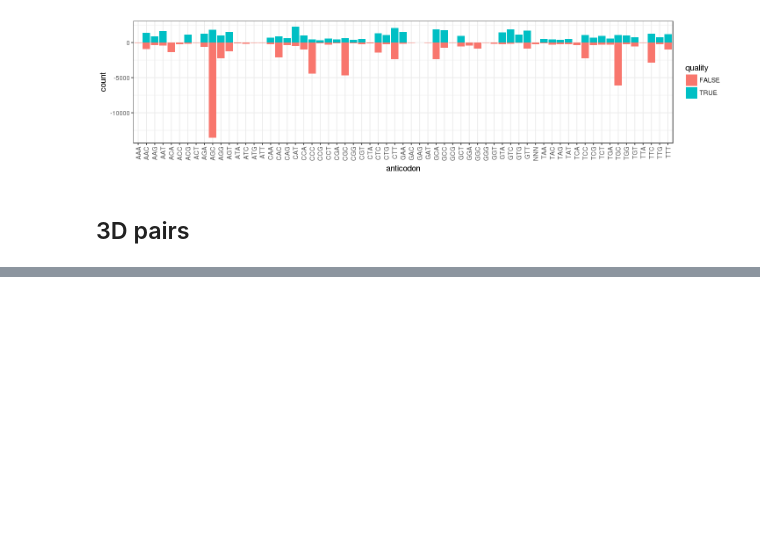
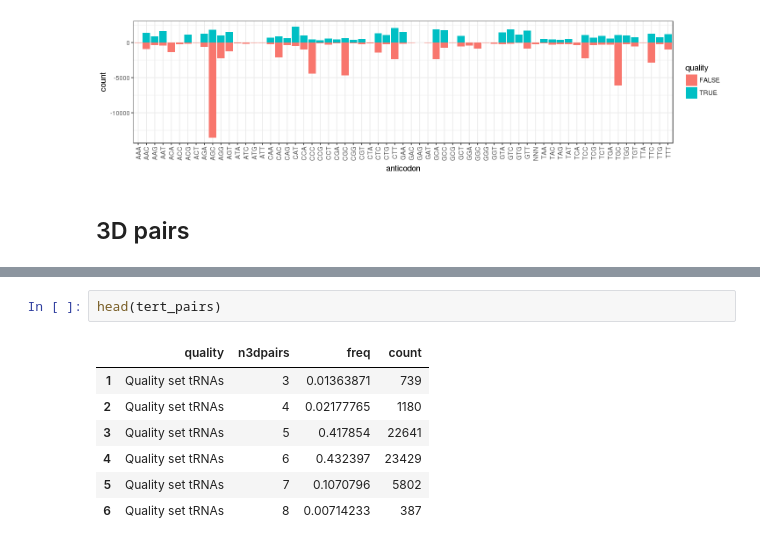
Before and after one commit to bylin/euk-features, a Jupyter notebook: notebooks/quality-set-IDEs.ipynb, the cells around one changed output, grey strips where cells are left out. Drawn from its saved outputs; the diff is of its cells as text; blank space fills up the shorter version.

```diff
--- a/notebooks/quality-set-IDEs.ipynb
+++ b/notebooks/quality-set-IDEs.ipynb
@@ -77,0 +74,10 @@ Warning message:
+# %%
+head(tert_pairs)
+# %% [output]
+|  | quality | n3dpairs | freq | count |
+| 1 | Quality set tRNAs | 3 | 0.01363871 | 739 |
+| 2 | Quality set tRNAs | 4 | 0.02177765 | 1180 |
+| 3 | Quality set tRNAs | 5 | 0.417854 | 22641 |
+| 4 | Quality set tRNAs | 6 | 0.432397 | 23429 |
+| 5 | Quality set tRNAs | 7 | 0.1070796 | 5802 |
+| 6 | Quality set tRNAs | 8 | 0.00714233 | 387 |
```
Also changed, not shown: parts of 7 cells of this notebook.
